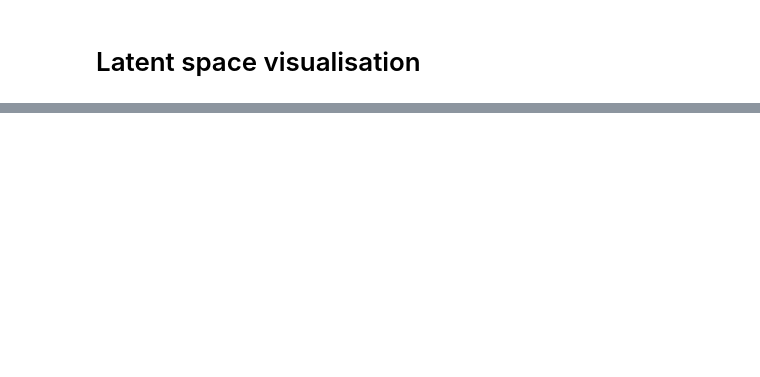
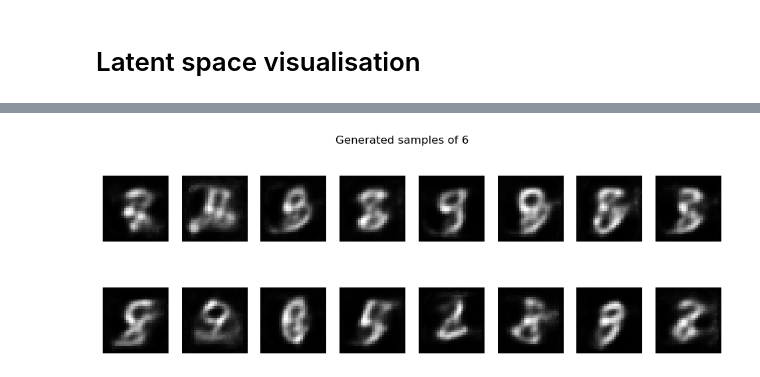
Before and after one commit to pyrysj/diffusion-models-project, a Jupyter notebook: VAE-notebook.ipynb, the cells around one changed output, grey strips where cells are left out. Drawn from its saved outputs; the diff is of its cells as text; code cells hidden in the pictures; blank space fills up the shorter version.

```diff
--- a/VAE-notebook.ipynb
+++ b/VAE-notebook.ipynb
@@ -188,0 +205,42 @@ plt.scatter(train_2d[:, 0], train_2d[:,1], c=labels, cmap='viridis')
+# %%
+# Basically reusing code from before
+model.eval()
+
+means = []
+vars = []
+
+with torch.no_grad():
+    for batch_idx, (x, label) in enumerate(sample_set_loader):
+        x = x.view(-1, 784).to(device)
+        mu, logvar = model.encoder(x)
+
+        means.append(mu)
+        # to make it sampleable
+        vars.append(torch.exp(0.5*logvar))
+
+# flatten the means and variations
+means = torch.cat(means, dim=0)
+vars = torch.cat(vars, dim=0)
+# %%
+mean = torch.mean(means, dim=0)
+var = torch.mean(vars, dim=0)
+
+# sample a few images
+with torch.no_grad():
+    z = torch.randn((16,20)).to(device)
+    # modify to dist using mu+var*z
+    class_dist = mean + var*z
+
+    generated = model.decoder(class_dist).cpu()
+    generated = generated.view(-1,1,28,28)
+
+# plot generated samples
+fig, axes = plt.subplots(2,8,figsize=(12,4))
+for i, ax in enumerate(axes.flat):
+    ax.imshow(generated[i][0], cmap='gray')
+    ax.axis('off')
+
+plt.suptitle("Generated samples of 6")
+plt.show()
+# %% [output]
+[figure, added]
```
Also changed, not shown: parts of 5 cells of this notebook.
